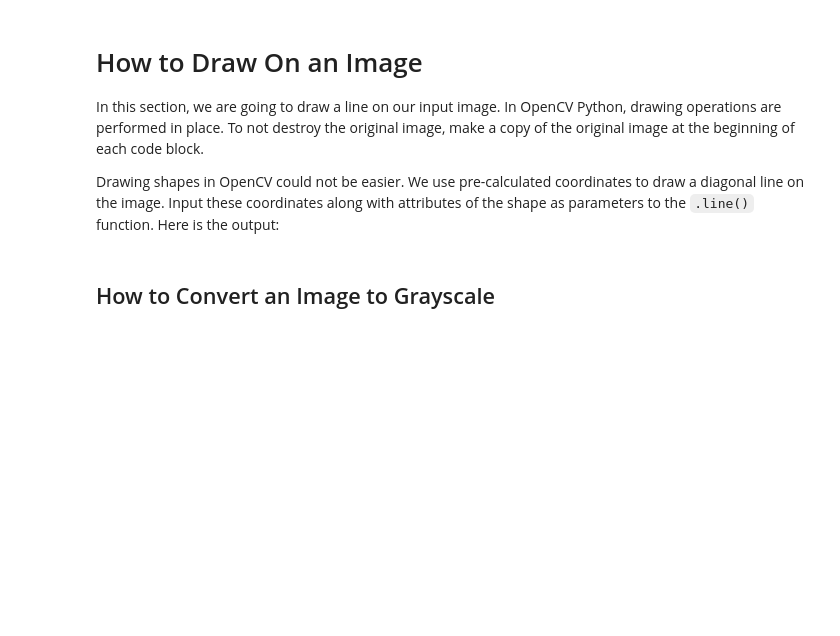
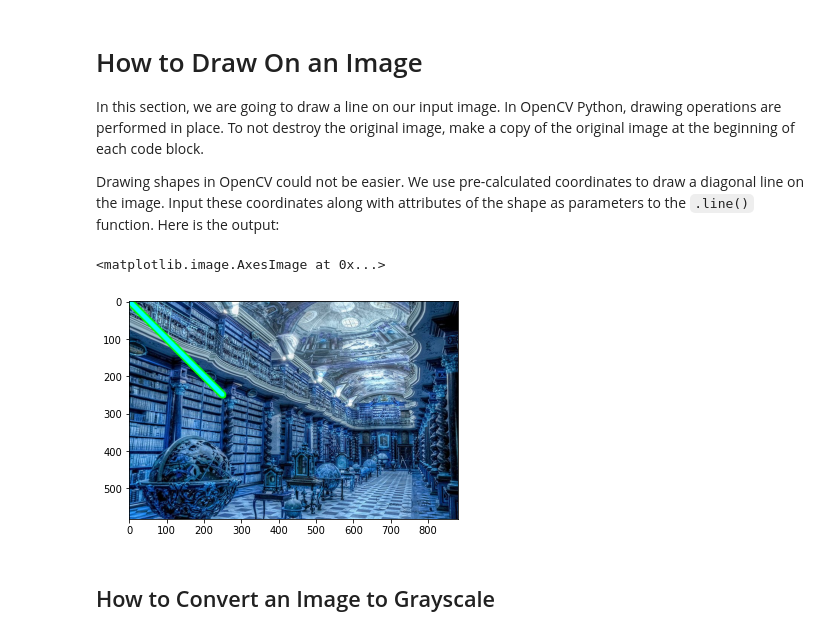
Before and after one commit to SarahEldreny/Computer-Vision-Labs, a Jupyter notebook: OpenCV_Python.ipynb, the cells around one changed output. Drawn from its saved outputs; the diff is of its cells as text; code cells hidden in the pictures; blank space fills up the shorter version.

```diff
--- a/OpenCV_Python.ipynb
+++ b/OpenCV_Python.ipynb
@@ -111,6 +111,18 @@ Small kernels yield less blurry images than larger kernels.
 In this section, we are going to draw a line on our input image. In OpenCV Python, drawing operations are performed in place. To not destroy the original image, make a copy of the original image at the beginning of each code block.
 
 Drawing shapes in OpenCV could not be easier. We use pre-calculated coordinates to draw a diagonal line on the image. Input these coordinates along with attributes of the shape as parameters to the `.line()` function. Here is the output:
+# %%
+start_point = (0,0)
+end_point = (250,250)
+green_color = (0,255,5000)
+line_thickness = (10)
+# %%
+line = cv2.line(image ,start_point, end_point, green_color,line_thickness)
+# %%
+plt.imshow(line)
+# %% [output]
+<matplotlib.image.AxesImage at 0x...>
+[figure, added]
 # %% [markdown]
 ## How to Convert an Image to Grayscale
 # %% [markdown]
```
Also changed, not shown: parts of 7 cells of this notebook.
